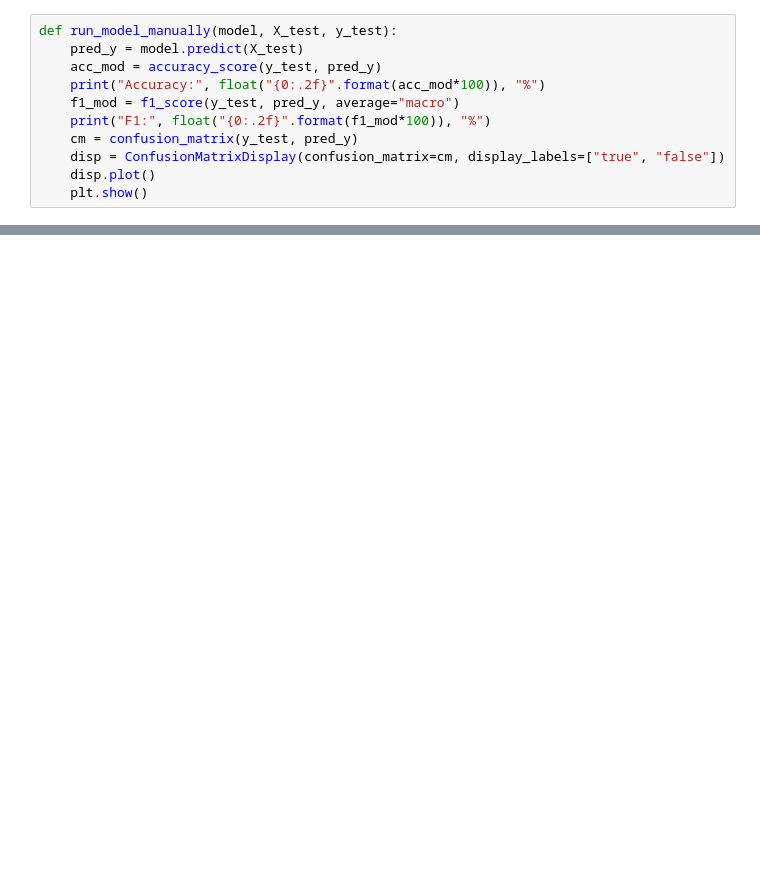
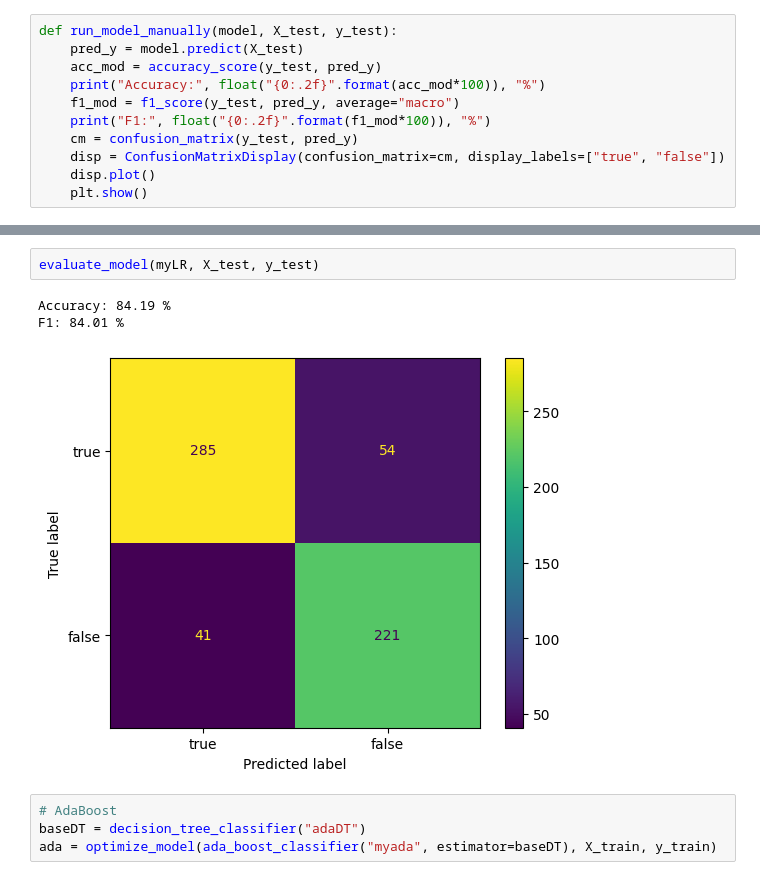
Before and after one commit to jiekelove7/wills-ensemble, a Jupyter notebook: rumour-detection-implementations.ipynb, the cells around one changed output, grey strips where cells are left out. Drawn from its saved outputs; the diff is of its cells as text; blank space fills up the shorter version.

```diff
--- a/rumour-detection-implementations.ipynb
+++ b/rumour-detection-implementations.ipynb
@@ -155,2 +153,12 @@ The best parameters for KNN are: {'n_neighbors': 3}
+# %%
+evaluate_model(myLR, X_test, y_test)
+# %% [output]
+Accuracy: 84.19 %
+F1: 84.01 %
+[figure, added]
+# %%
+# AdaBoost
+baseDT = decision_tree_classifier("adaDT")
+ada = optimize_model(ada_boost_classifier("myada", estimator=baseDT), X_train, y_train)
 # %%
 # Run model with best results
```
Also changed, not shown: parts of 19 cells of this notebook.
